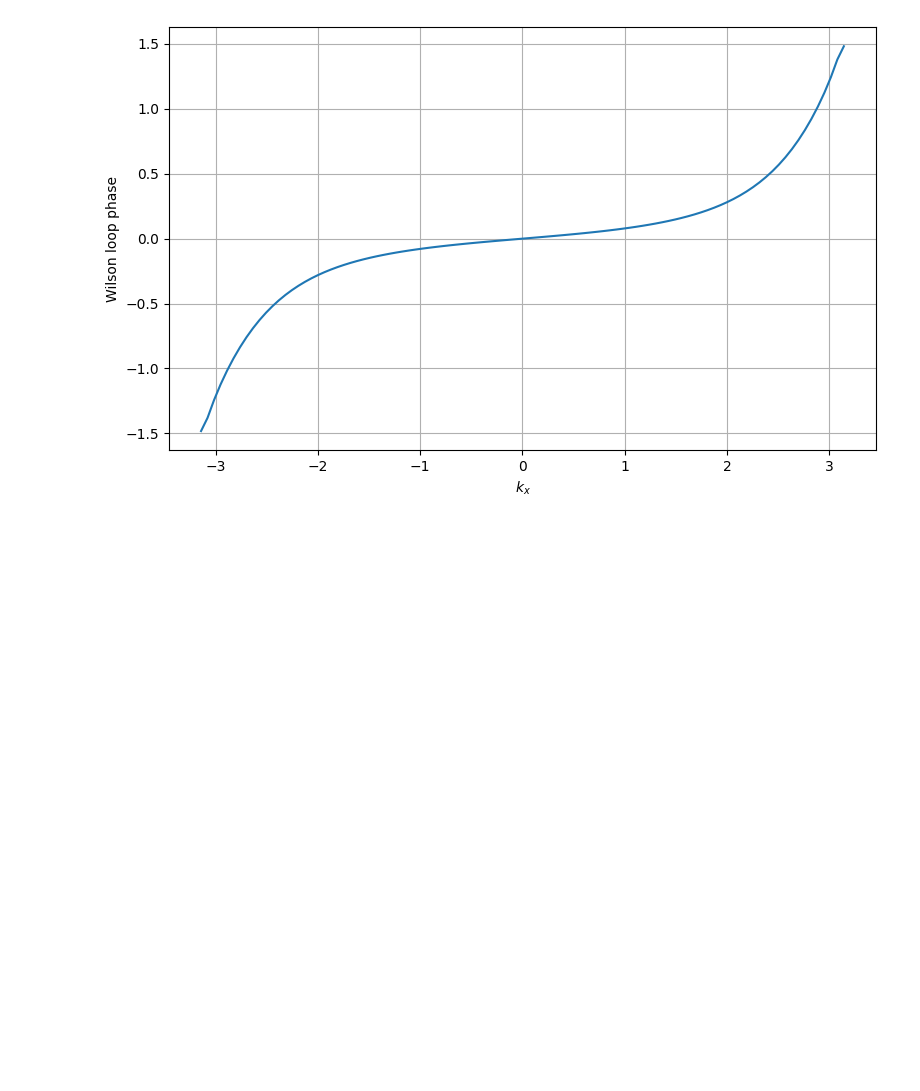
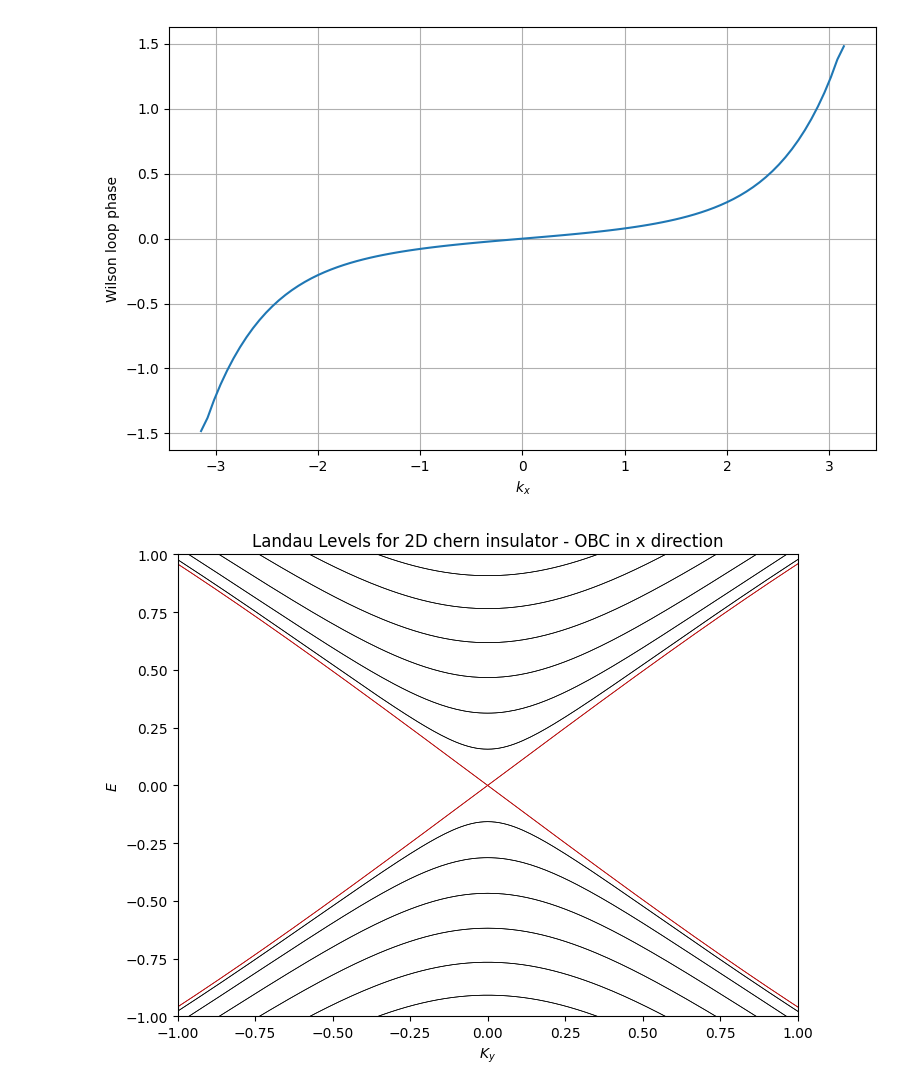
Before and after one commit to gehadibany/topological-phases, a Jupyter notebook: 2D_chern_insulator.ipynb, the cells around one changed output. Saved outputs shown, nothing was run; the diff lists cells and outputs as text; code cells hidden in the pictures; blank space fills up the shorter version.

```diff
--- a/2D_chern_insulator.ipynb
+++ b/2D_chern_insulator.ipynb
@@ -246,3 +246,46 @@ plt.tight_layout()
 plt.show()
 # %% [output]
 [figure]
+# %%
+#2D - OBC in x direction
+
+# Parameters
+L = 40
+kys =np.linspace(-np.pi, np.pi, 501)
+m = 2
+eigvals_oc_vs_ky = []
+
+
+for ky in kys:
+    H_open = np.zeros((2*L, 2*L), dtype=complex)
+    for i in range(L):
+        H0 = np.sin(ky) * sigma_y + (m - np.cos(ky)) * sigma_z
+        V = (1j / 2) * sigma_x - (1 / 2) * sigma_z
+        H_open[2*i:2*i+2, 2*i:2*i+2] = H0
+        if i < L-1:
+            H_open[2*i:2*i+2, 2*(i+1):2*(i+1)+2] = V
+            H_open[2*(i+1):2*(i+1)+2, 2*i:2*i+2] = V.conj().T
+        else:
+            H_open[2*i:2*i+2, 0:2] = V
+            H_open[0:2, 2*i:2*i+2] = V.conj().T
+    eigenvals_oc, eigenvecs_oc = np.linalg.eigh(H_open)
+    eigvals_oc_vs_ky.append(eigenvals_oc)
+
+eigvals_oc_vs_ky = np.array(eigvals_oc_vs_ky).T
+
+fig, ax = plt.subplots(figsize=(8,6))
+for band in eigvals_oc_vs_ky:
+    ax.plot (kys, band,  color='black', linewidth=0.5)
+ax.set_xlabel ('$K_y$')
+ax.set_ylabel ('$E$')
+ax.set_title ('Landau Levels for 2D chern insulator - OBC in x direction')
+ax.set_xlim (-1,1)
+ax.set_ylim (-1,1)
+
+mid = L
+for b in [mid-1, mid]:
+    plt.plot(kys, eigvals_oc_vs_ky[b], color='red', linewidth =0.5)
+
+plt.show()
+# %% [output]
+[figure, added]
```
